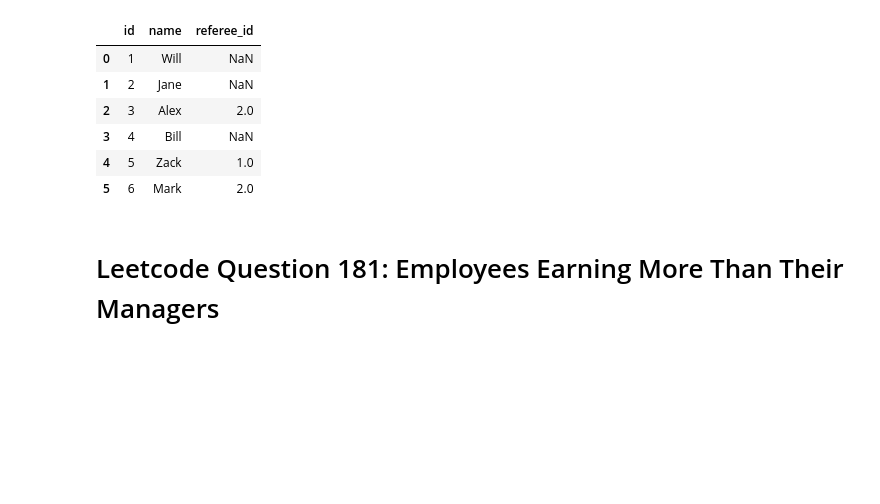
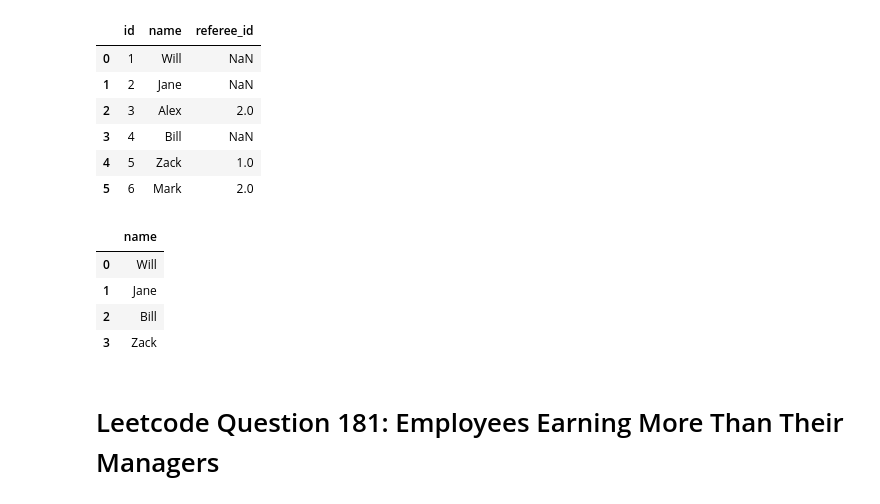
Before and after one commit to DanialArab/SQL, a Jupyter notebook: Leetcode_Database_Questions.ipynb, the cells around one changed output. Saved outputs shown, nothing was run; the diff lists cells and outputs as text; code cells hidden in the pictures; blank space fills up the shorter version.

```diff
--- a/Leetcode_Database_Questions.ipynb
+++ b/Leetcode_Database_Questions.ipynb
@@ -2043,7 +2043,17 @@ FROM Customer
 | 4 | 5 | Zack | 1.0 |
 | 5 | 6 | Mark | 2.0 |
 # %%
-here
+pd.read_sql("""
+SELECT name
+FROM Customer
+WHERE referee_id != 2 or referee_id IS NULL
+""", con)
+# %% [output]
+|  | name |
+| 0 | Will |
+| 1 | Jane |
+| 2 | Bill |
+| 3 | Zack |
 # %% [markdown]
 # Leetcode Question 181: Employees Earning More Than Their Managers
 # %%
```
